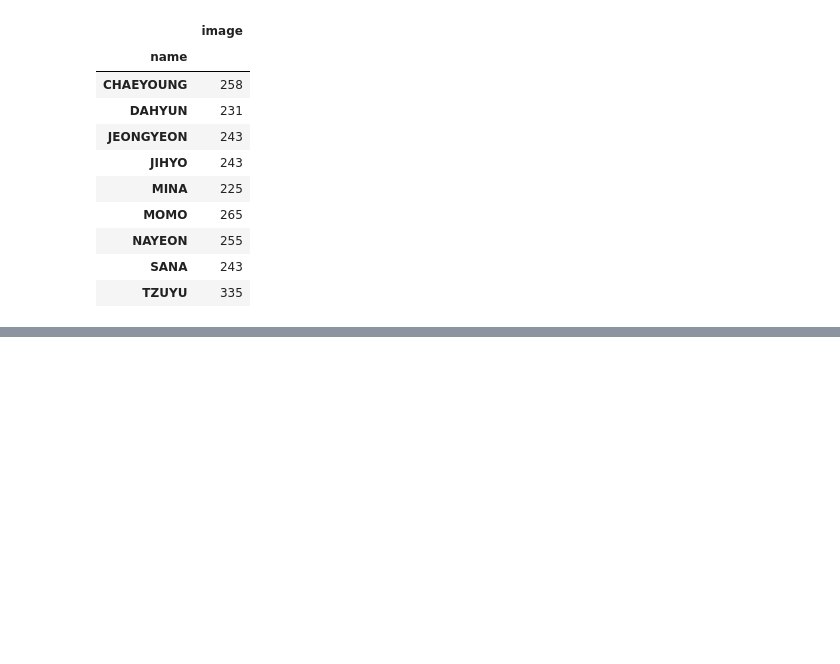
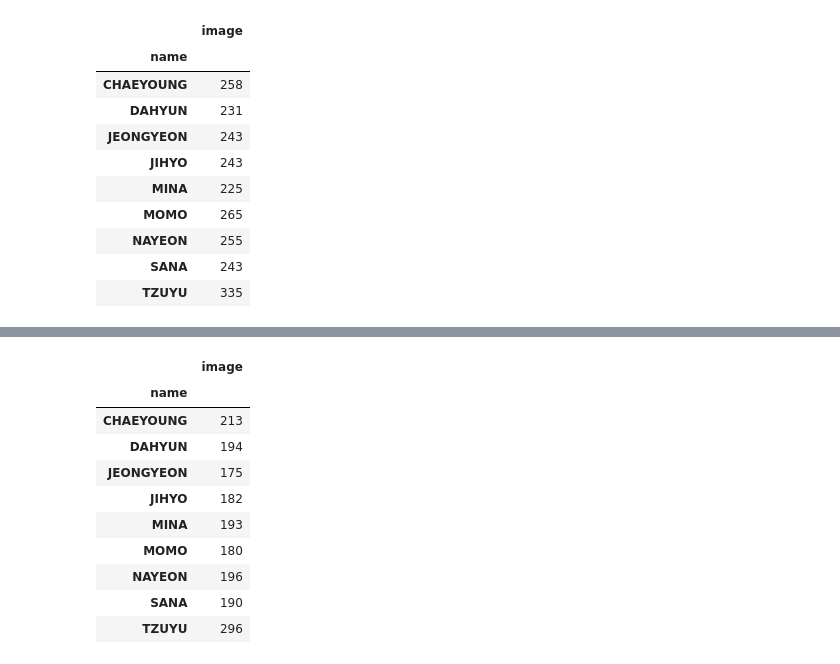
Before and after one commit to TonTech-GH/who_of_twice, a Jupyter notebook: project/image_adjust.ipynb, the cells around one changed output, grey strips where cells are left out. Saved outputs shown, nothing was run; the diff lists cells and outputs as text; code cells hidden in the pictures; blank space fills up the shorter version.

```diff
--- a/project/image_adjust.ipynb
+++ b/project/image_adjust.ipynb
@@ -47,0 +71,14 @@ util.count_images()
+# %%
+util.count_images()
+# %% [output]
+|  | image |
+| name |  |
+| CHAEYOUNG | 213 |
+| DAHYUN | 194 |
+| JEONGYEON | 175 |
+| JIHYO | 182 |
+| MINA | 193 |
+| MOMO | 180 |
+| NAYEON | 196 |
+| SANA | 190 |
+| TZUYU | 296 |
```
Also changed, not shown: parts of 4 cells of this notebook, 22 other files.
